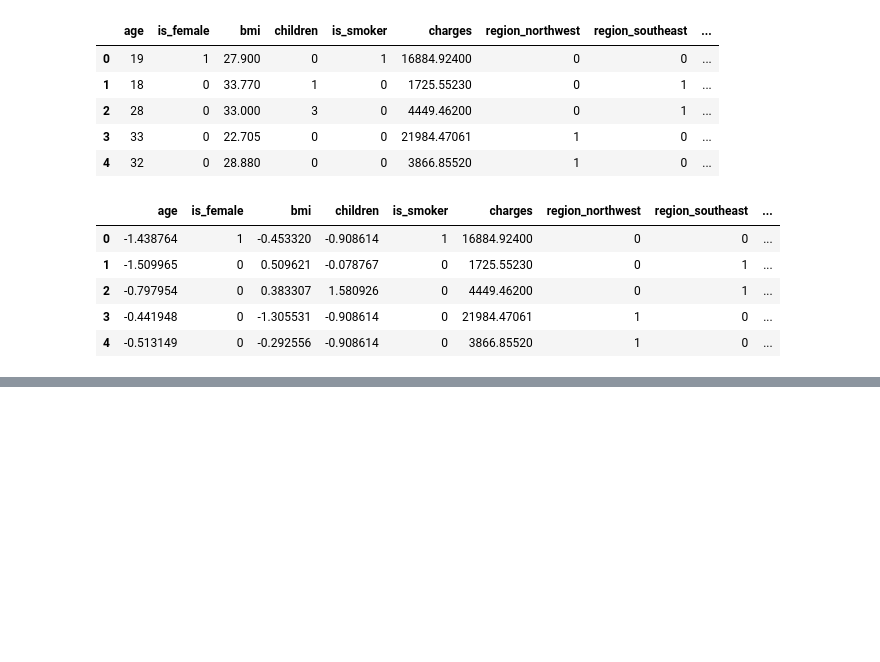
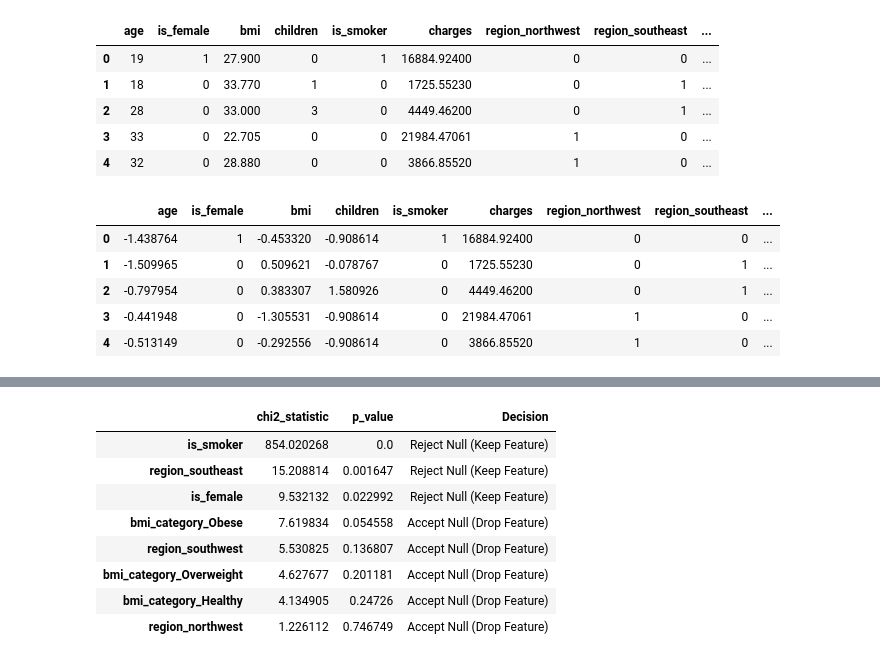
Before and after one commit to biswa2005/ML-Learning, a Jupyter notebook: ML_Basics.ipynb, the cells around one changed output, grey strips where cells are left out. Saved outputs shown, nothing was run; the diff lists cells and outputs as text; code cells hidden in the pictures; blank space fills up the shorter version.

```diff
--- a/ML_Basics.ipynb
+++ b/ML_Basics.ipynb
@@ -219,0 +249,6 @@ df_refined.head()
+# %%
+cat_features = [
+    'is_female', 'is_smoker',
+    'region_northwest', 'region_southeast', 'region_southwest',
+    'bmi_category_Healthy', 'bmi_category_Overweight', 'bmi_category_Obese'
+]
@@ -219,0 +275,12 @@ df_refined.head()
+# %%
+chi2_df
+# %% [output]
+|  | chi2_statistic | p_value | Decision |
+| is_smoker | 854.020268 | 0.0 | Reject Null (Keep Feature) |
+| region_southeast | 15.208814 | 0.001647 | Reject Null (Keep Feature) |
+| is_female | 9.532132 | 0.022992 | Reject Null (Keep Feature) |
+| bmi_category_Obese | 7.619834 | 0.054558 | Accept Null (Drop Feature) |
+| region_southwest | 5.530825 | 0.136807 | Accept Null (Drop Feature) |
+| bmi_category_Overweight | 4.627677 | 0.201181 | Accept Null (Drop Feature) |
+| bmi_category_Healthy | 4.134905 | 0.24726 | Accept Null (Drop Feature) |
+| region_northwest | 1.226112 | 0.746749 | Accept Null (Drop Feature) |
```
Also changed, not shown: parts of 13 cells of this notebook.
